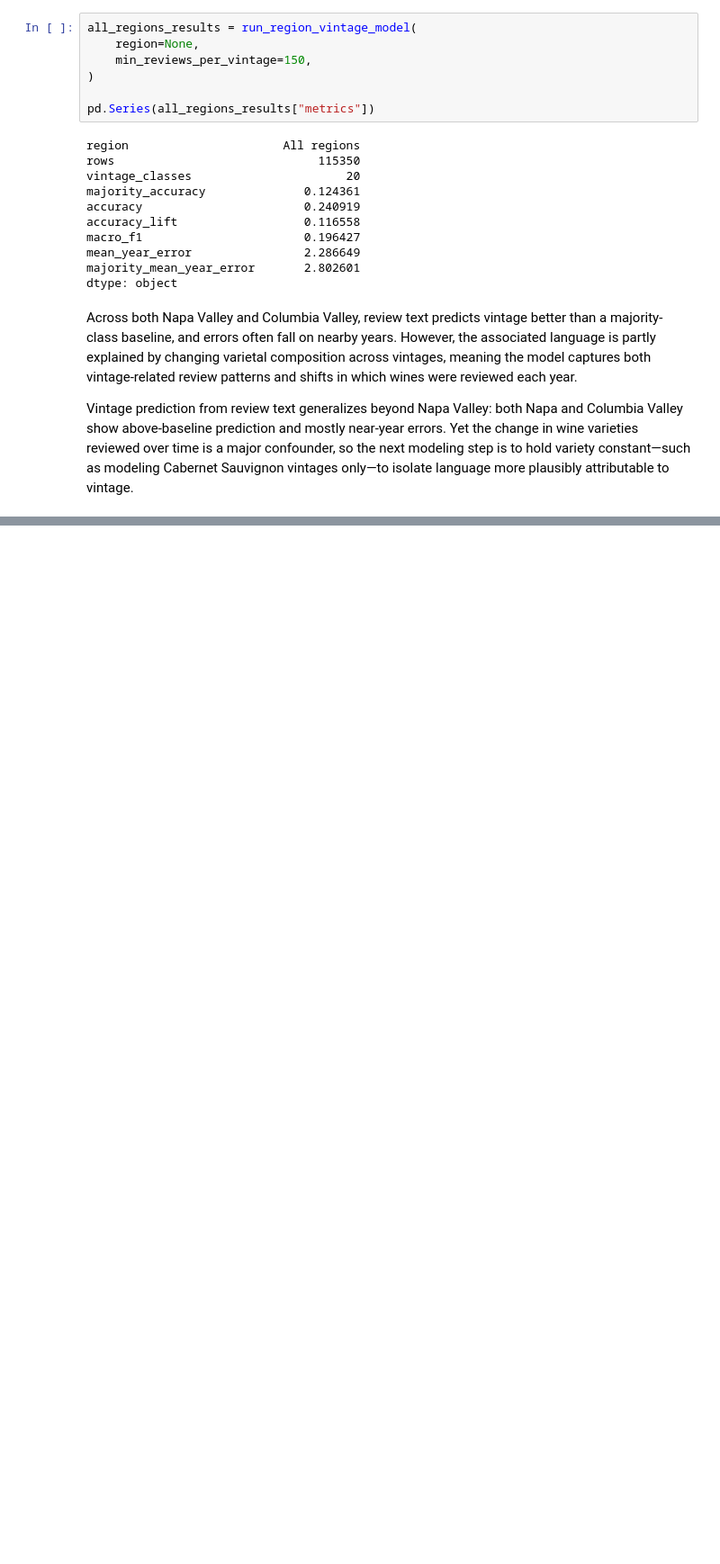
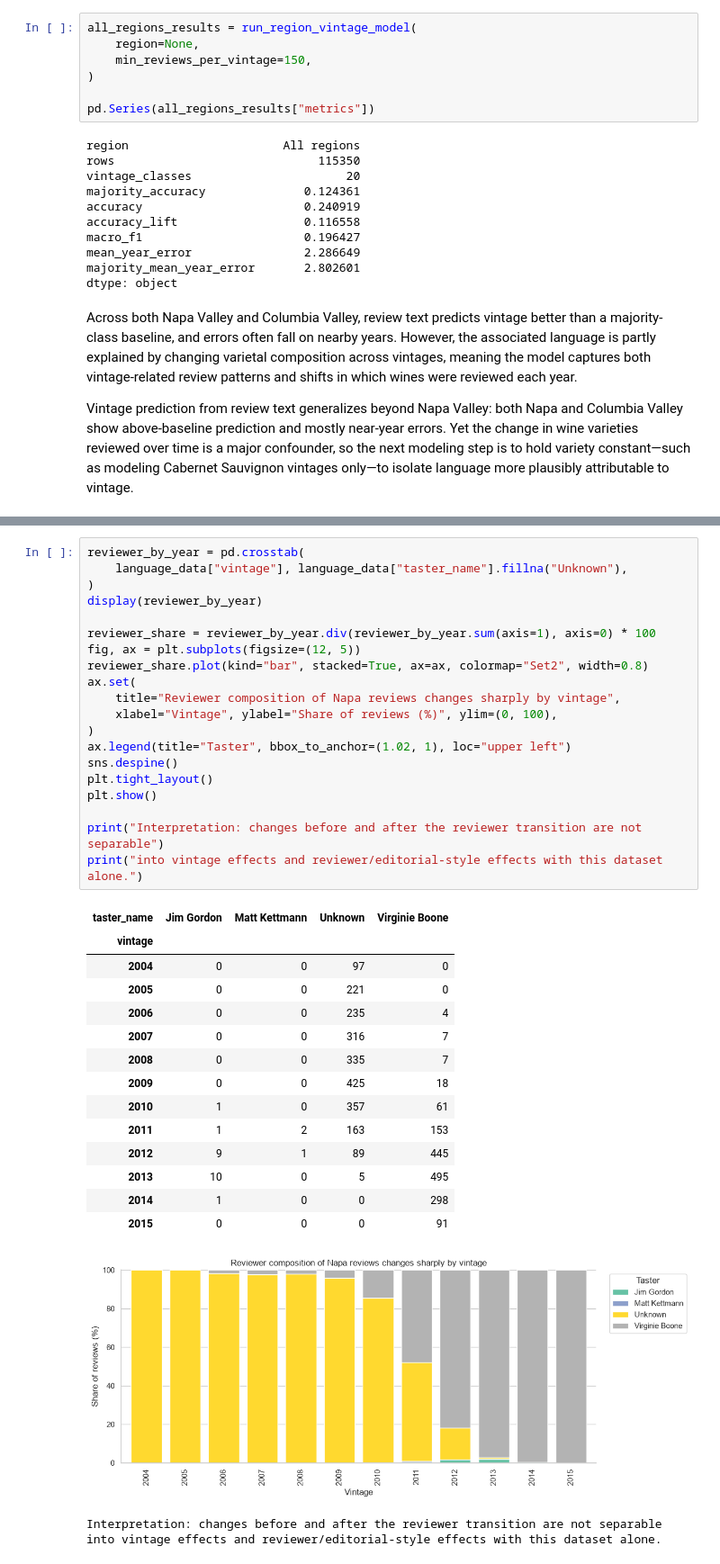
Before and after one commit to dylanhernandez1/DATA4401_Project3, a Jupyter notebook: Vintage_Text_Analysis.ipynb, the cells around one changed output, grey strips where cells are left out. Shown at 90% size. Saved outputs shown, nothing was run; the diff lists cells and outputs as text; blank space fills up the shorter version.

```diff
--- a/Vintage_Text_Analysis.ipynb
+++ b/Vintage_Text_Analysis.ipynb
@@ -1066,0 +1637,38 @@ Vintage prediction from review text generalizes beyond Napa Valley: both Napa an
+# %%
+reviewer_by_year = pd.crosstab(
+    language_data["vintage"], language_data["taster_name"].fillna("Unknown"),
+)
+display(reviewer_by_year)
+
+reviewer_share = reviewer_by_year.div(reviewer_by_year.sum(axis=1), axis=0) * 100
+fig, ax = plt.subplots(figsize=(12, 5))
+reviewer_share.plot(kind="bar", stacked=True, ax=ax, colormap="Set2", width=0.8)
+ax.set(
+    title="Reviewer composition of Napa reviews changes sharply by vintage",
+    xlabel="Vintage", ylabel="Share of reviews (%)", ylim=(0, 100),
+)
+ax.legend(title="Taster", bbox_to_anchor=(1.02, 1), loc="upper left")
+sns.despine()
+plt.tight_layout()
+plt.show()
+
+print("Interpretation: changes before and after the reviewer transition are not separable")
+print("into vintage effects and reviewer/editorial-style effects with this dataset alone.")
+# %% [output]
+| taster_name | Jim Gordon | Matt Kettmann | Unknown | Virginie Boone |
+| vintage |  |  |  |  |
+| 2004 | 0 | 0 | 97 | 0 |
+| 2005 | 0 | 0 | 221 | 0 |
+| 2006 | 0 | 0 | 235 | 4 |
+| 2007 | 0 | 0 | 316 | 7 |
+| 2008 | 0 | 0 | 335 | 7 |
+| 2009 | 0 | 0 | 425 | 18 |
+| 2010 | 1 | 0 | 357 | 61 |
+| 2011 | 1 | 2 | 163 | 153 |
+| 2012 | 9 | 1 | 89 | 445 |
+| 2013 | 10 | 0 | 5 | 495 |
+| 2014 | 1 | 0 | 0 | 298 |
+| 2015 | 0 | 0 | 0 | 91 |
+[figure, added]
+Interpretation: changes before and after the reviewer transition are not separable
+into vintage effects and reviewer/editorial-style effects with this dataset alone.
```
Also changed, not shown: parts of 25 cells of this notebook.
